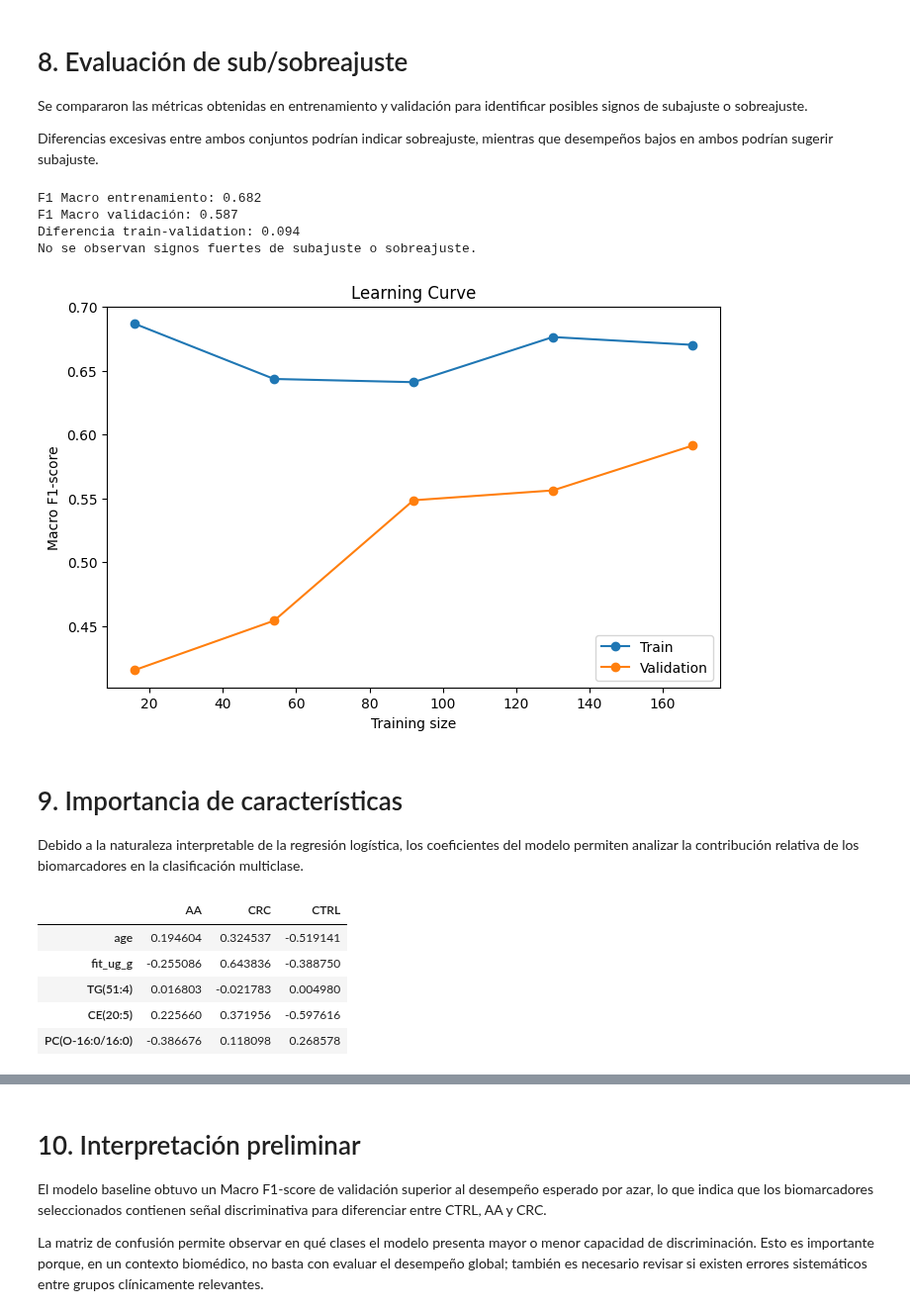
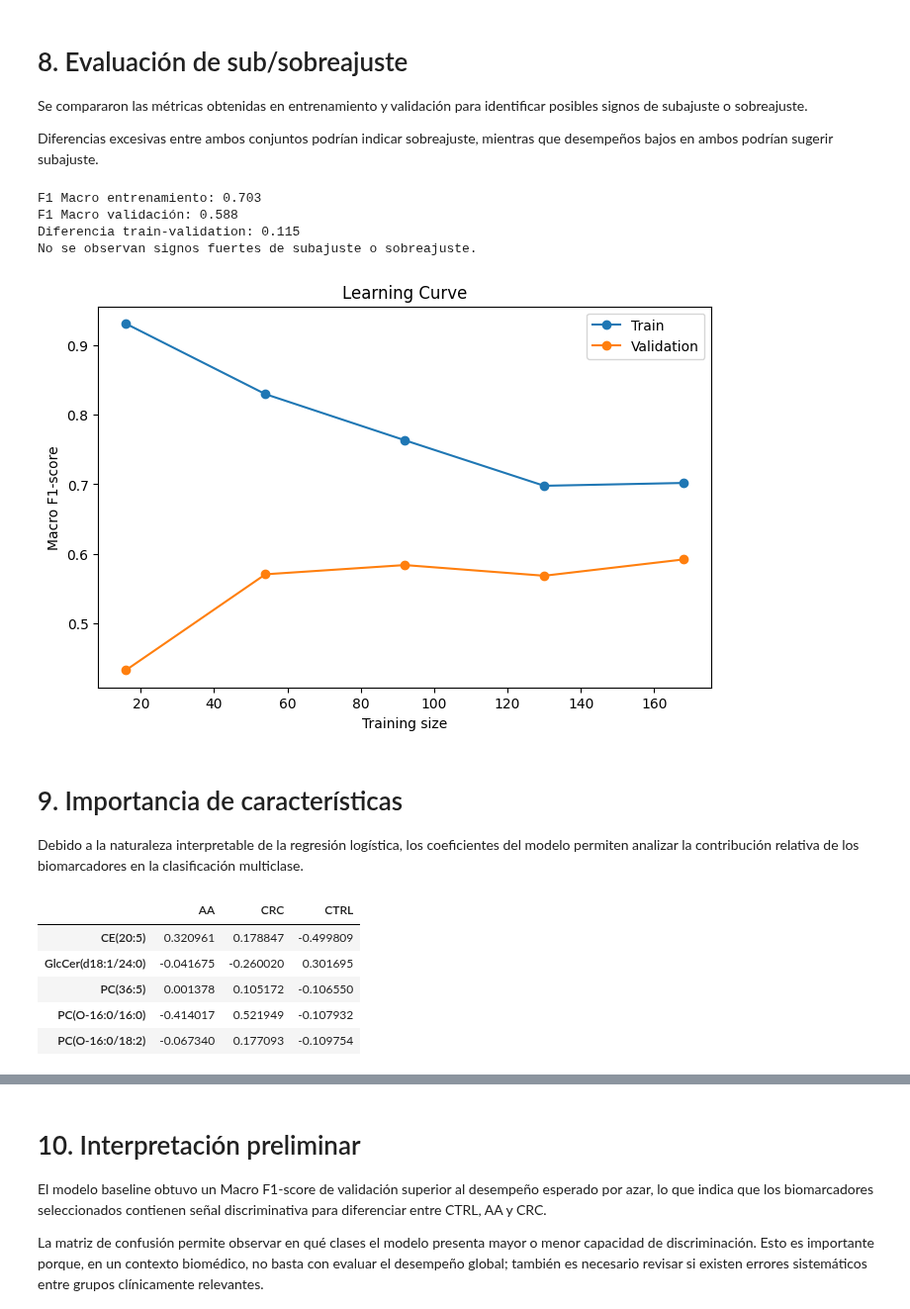
Before and after one commit to A01795919/proyecto_integrador_equipo-22, a Jupyter notebook: notebooks/Avance3_Equipo22.ipynb, the cells around one changed output, grey strips where cells are left out. Shown at 99% size. Saved outputs shown, nothing was run; the diff lists cells and outputs as text; code cells hidden in the pictures.

```diff
--- a/notebooks/Avance3_Equipo22.ipynb
+++ b/notebooks/Avance3_Equipo22.ipynb
@@ -232,0 +68,24 @@ X_scaled.head()
+# %%
+# ============================================================
+# 2. Carga del dataset final desde el Avance 2
+# ============================================================
+# Las matrices X_intersect y y se construyeron y exportaron en el Avance 2 tras:
+#   - limpieza inicial
+#   - imputación por mediana de grupo (validada contra MICE)
+#   - codificación One-Hot
+#   - transformación Box-Cox sobre continuas positivas
+#   - escalamiento (StandardScaler)
+#   - selección supervisada (intersección MI ∩ ANOVA + clínicas + categóricas)
+
+from pathlib import Path
+
+DATA_DIR = Path('.').resolve()
+
+X = pd.read_csv(DATA_DIR / 'avance2_X_intersect.csv')
+y = pd.read_csv(DATA_DIR / 'avance2_y.csv')['group']
+
+print(f'Ruta de datos: {DATA_DIR}')
+print(f'X_intersect shape: {X.shape}')
+print(f'y shape: {y.shape}')
+print(f'\nDistribución de clases:')
+print(y.value_counts().to_dict())
@@ -321,9 +248,10 @@ cv = StratifiedKFold(
     random_state=42
 )
 
+# multi_class por defecto desde sklearn >=1.5; no se pasa explícitamente
+# para evitar FutureWarning de deprecación.
 model = LogisticRegression(
     max_iter=5000,
-    multi_class='multinomial',
     random_state=42
 )
 
@@ -336,7 +264,7 @@ scoring = [
 
 cv_results = cross_validate(
     model,
-    X_scaled,
+    X,
     y,
     cv=cv,
     scoring=scoring,
@@ -445,42 +373,42 @@ elif train_f1 < 0.40 and val_f1 < 0.40:
 else:
     print("No se observan signos fuertes de subajuste o sobreajuste.")
 # %% [output]
-F1 Macro entrenamiento: 0.682
-F1 Macro validación: 0.587
-Diferencia train-validation: 0.094
+F1 Macro entrenamiento: 0.703
+F1 Macro validación: 0.588
+Diferencia train-validation: 0.115
 No se observan signos fuertes de subajuste o sobreajuste.
 # %%
 # ============================================================
 # Curva de aprendizaje
 # ============================================================
 
 train_sizes, train_scores, test_scores = learning_curve(
     model,
-    X_scaled,
+    X,
     y,
     cv=cv,
     scoring='f1_macro',
     train_sizes=np.linspace(0.1, 1.0, 5)
 )
 
 train_mean = train_scores.mean(axis=1)
 test_mean = test_scores.mean(axis=1)
 
 plt.figure(figsize=(8,5))
 
 plt.plot(train_sizes, train_mean, marker='o', label='Train')
 plt.plot(train_sizes, test_mean, marker='o', label='Validation')
 
 plt.xlabel('Training size')
 plt.ylabel('Macro F1-score')
 
 plt.title('Learning Curve')
 
 plt.legend()
 
 plt.show()
 # %% [output]
-[figure, old version]
+[figure, new version]
 # %% [markdown]
 # 9. Importancia de características
 
@@ -490,22 +418,22 @@ Debido a la naturaleza interpretable de la regresión logística, los coeficient
 # Entrenamiento final
 # ============================================================
 
-model.fit(X_scaled, y)
+model.fit(X, y)
 
 coef_df = pd.DataFrame(
     model.coef_.T,
-    index=X_scaled.columns,
+    index=X.columns,
     columns=model.classes_
 )
 
 coef_df.head()
 # %% [output]
 |  | AA | CRC | CTRL |
-| age | 0.194604 | 0.324537 | -0.519141 |
-| fit_ug_g | -0.255086 | 0.643836 | -0.388750 |
-| TG(51:4) | 0.016803 | -0.021783 | 0.004980 |
-| CE(20:5) | 0.225660 | 0.371956 | -0.597616 |
-| PC(O-16:0/16:0) | -0.386676 | 0.118098 | 0.268578 |
+| CE(20:5) | 0.320961 | 0.178847 | -0.499809 |
+| GlcCer(d18:1/24:0) | -0.041675 | -0.260020 | 0.301695 |
+| PC(36:5) | 0.001378 | 0.105172 | -0.106550 |
+| PC(O-16:0/16:0) | -0.414017 | 0.521949 | -0.107932 |
+| PC(O-16:0/18:2) | -0.067340 | 0.177093 | -0.109754 |
 # %%
 # ============================================================
 # Importancia promedio
```
Also changed, not shown: parts of 21 cells of this notebook.
